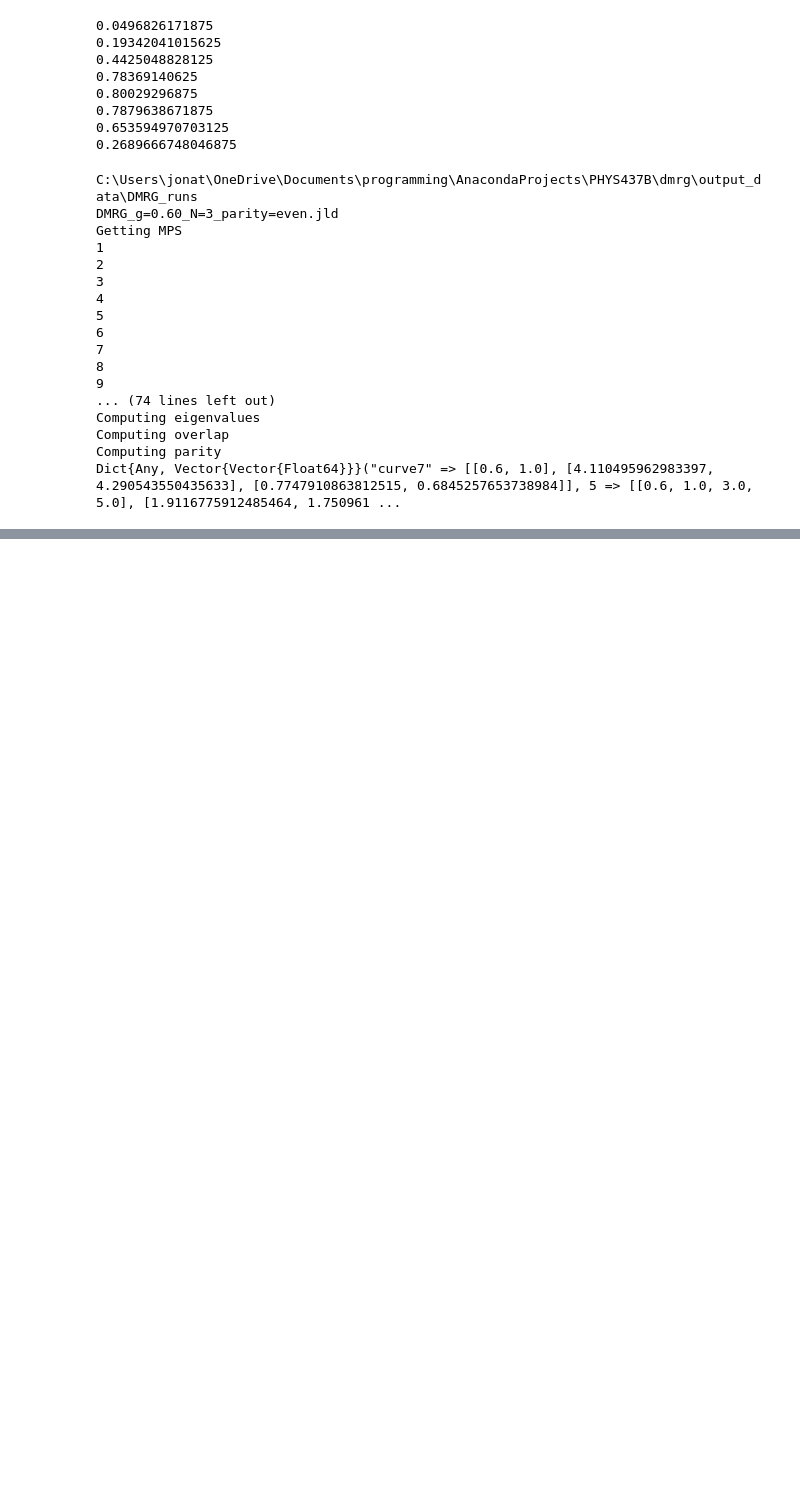
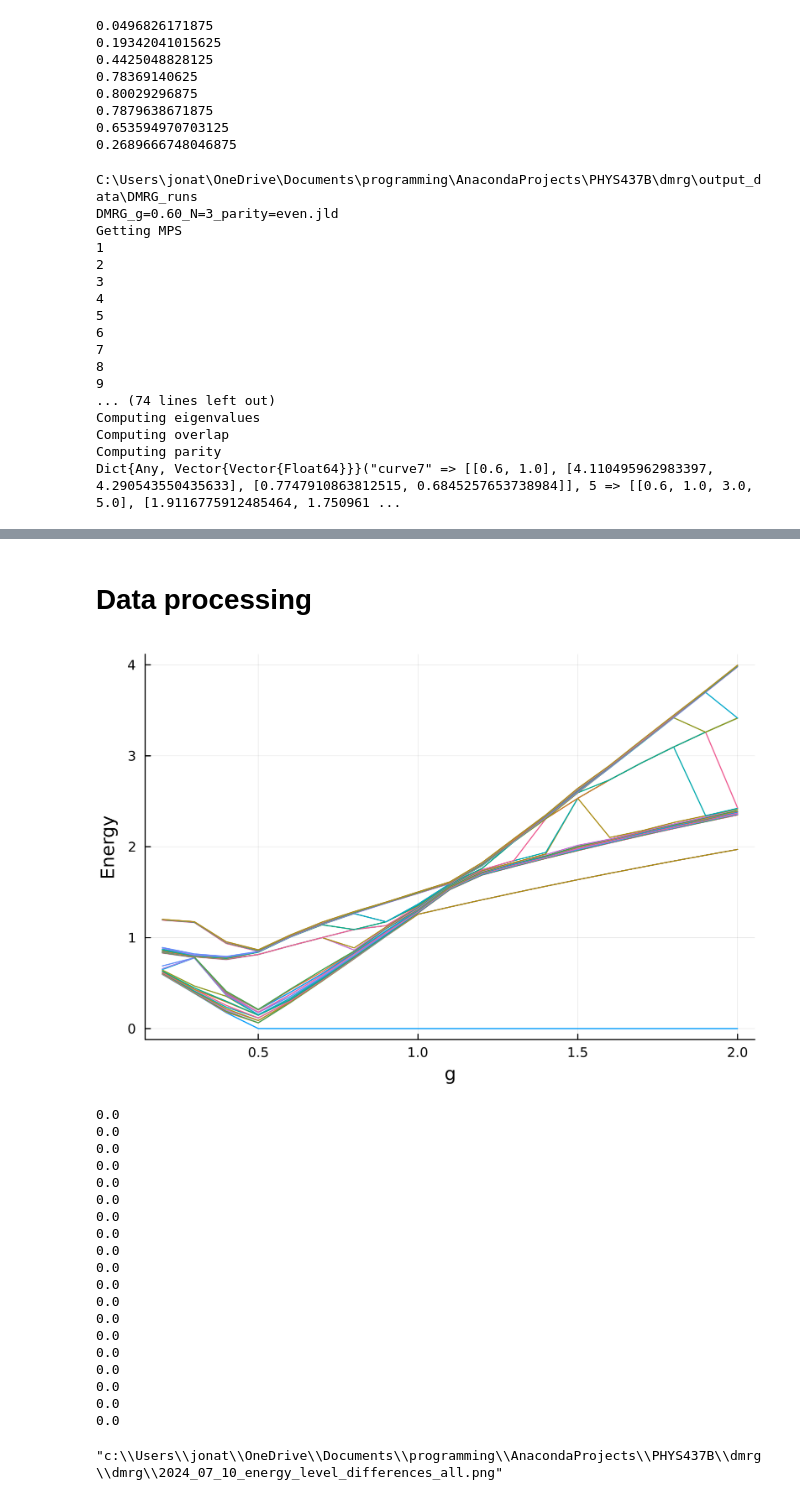
Before and after one commit to GoodStuff11/dmrg, a Jupyter notebook: dmrg/dmrg_testing.ipynb, the cells around one changed output, grey strips where cells are left out. Cells and saved outputs as stored; diff of their text form; code cells hidden in the pictures; blank space fills up the shorter version.

```diff
--- a/dmrg/dmrg_testing.ipynb
+++ b/dmrg/dmrg_testing.ipynb
@@ -738,0 +827,2 @@ true
+# %% [markdown]
+# Data processing
@@ -738,0 +929,68 @@ true
+# %%
+using Plots
+
+# energy differences
+path = raw"C:\Users\jonat\OneDrive\Documents\programming\AnacondaProjects\PHYS437B\dmrg\output_data\processed_data3"
+
+filename_groups = group_files_in_dir(path)
+g_values = 0.2:0.1:2
+n_energies = 37
+energy_diff = zeros(n_energies, length(g_values))
+for (i,g) in enumerate(g_values)
+    energies = []
+    ground_state = nothing
+    for ((parity_symmetry, inversion_symmetry), files) in filename_groups
+        for filename in files
+            if !occursin("g=$g", filename)
+                continue
+            end
+            h5open(joinpath(path, filename), "r") do file
+                energy_levels = read(file, "energy_levels")
+                global energies = vcat(real.(energies), energy_levels)
+            end
+        end
+    end
+    energies = sort(energies)
+    ground_energy = energies[1]
+# println(energies)
+
+
+    under_energy_barrier = sum(energies .< -2*(100-1)*g + 8g)
+    total = length(energies)
+    println(under_energy_barrier/total)
+    for k in 1:n_energies
+        energy_diff[k,i] = energies[k+1] - energies[1]
+    end
+end
+p = plot(xlabel="g", ylabel="Energy", dpi=300, legend=nothing)
+for k in 1:n_energies
+    plot!(p, g_values, energy_diff[k,:], label="E$k-E0")
+end
+plot!(p, g_values, energy_diff[k,:], label="E$k-E0")
+display(p)
+savefig(p, "2024_07_10_energy_level_differences_all.png")
+# println(energies[3] - energies[1])
+# println("$under_energy_barrier/$total")
+# println(ground_energy)
+# %% [output]
+[figure, added]
+0.0
+0.0
+0.0
+0.0
+0.0
+0.0
+0.0
+0.0
+0.0
+0.0
+0.0
+0.0
+0.0
+0.0
+0.0
+0.0
+0.0
+0.0
+0.0
+"c:\\Users\\jonat\\OneDrive\\Documents\\programming\\AnacondaProjects\\PHYS437B\\dmrg\\dmrg\\2024_07_10_energy_level_differences_all.png"
```
Also changed, not shown: parts of 11 cells of this notebook, 16 other files.
